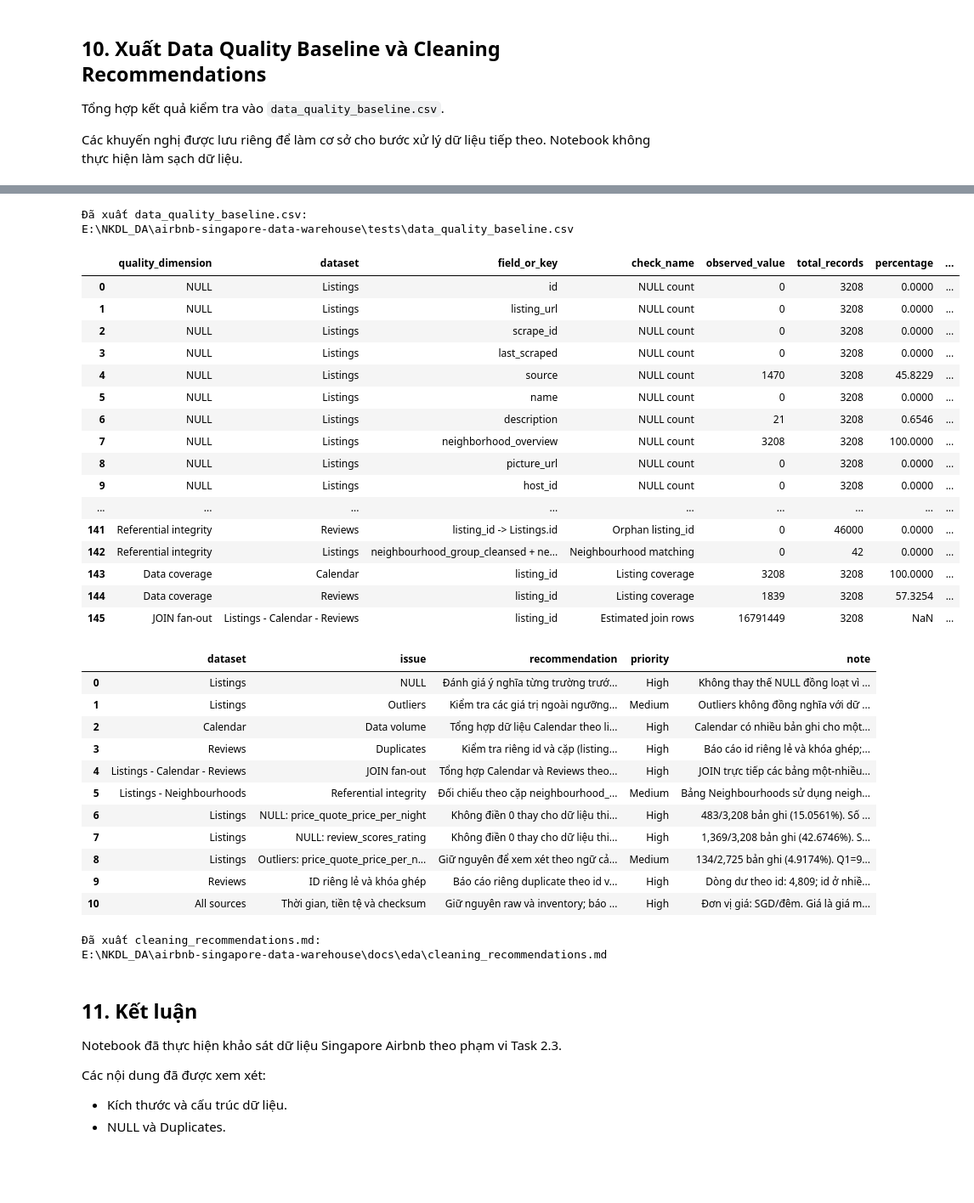
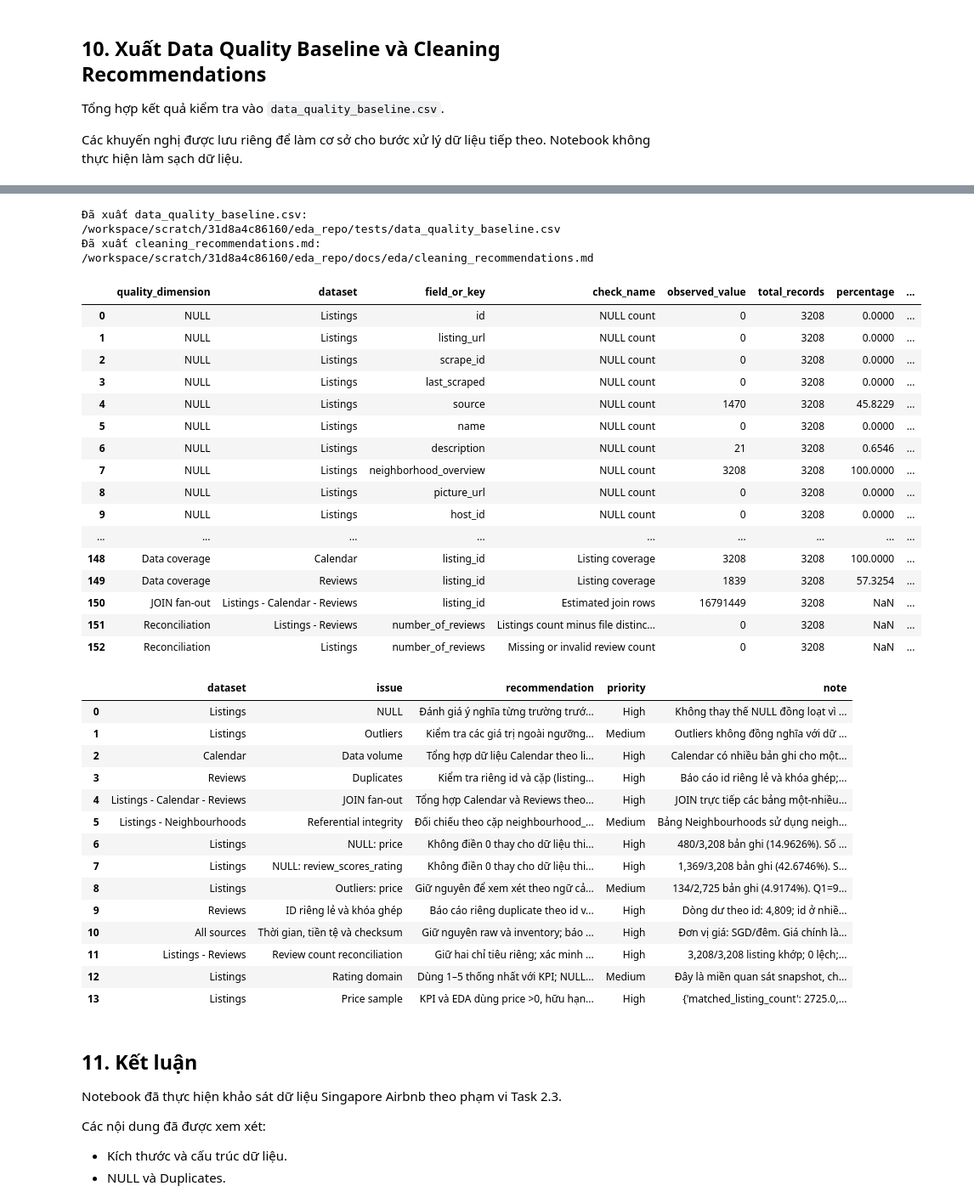
Before and after one commit to kieutien195/airbnb-singapore-data-warehouse, a Jupyter notebook: notebooks/01_eda.ipynb, the cells around one changed output, grey strips where cells are left out. Shown at 85% size. Cells and saved outputs as stored; diff of their text form; code cells hidden in the pictures; blank space fills up the shorter version.

```diff
--- a/notebooks/01_eda.ipynb
+++ b/notebooks/01_eda.ipynb
@@ -40,7 +40,17 @@ import matplotlib.pyplot as plt
 
 %matplotlib inline
 
-PROJECT_ROOT = Path.cwd()
+import importlib.util
+from IPython.display import display
+
+PROJECT_ROOT = next((p for p in [Path.cwd(), *Path.cwd().parents]
+    if (p / "scripts" / "eda_support.py").is_file()
+    and (p / "data" / "raw").is_dir()), None)
+if PROJECT_ROOT is None:
+    raise FileNotFoundError("Mở notebook từ repo hoặc thư mục notebooks có data/raw.")
+spec = importlib.util.spec_from_file_location("eda_support", PROJECT_ROOT / "scripts" / "eda_support.py")
+support = importlib.util.module_from_spec(spec)
+spec.loader.exec_module(support)
 RAW_DATA_DIR = PROJECT_ROOT / "data" / "raw"
 
 TEST_DIR = PROJECT_ROOT / "tests"
@@ -128,7 +138,10 @@ display(overview_df)
 
 for table_name, dataframe in data_tables.items():
     print(f"\n===== {table_name} =====")
-    display(dataframe.head())
+    # Chỉ hiển thị khóa và trường phục vụ khảo sát, tránh văn bản cá nhân dài.
+    sample_columns = [c for c in ["id", "listing_id", "date", "price", "room_type",
+        "neighbourhood_group", "neighbourhood", "available"] if c in dataframe.columns]
+    display(dataframe[sample_columns].head())
 
 print("\nThông tin kiểu dữ liệu Listings:")
 display(
@@ -1641,9 +1705,9 @@ for item in baseline_rows:
     field = item["field_or_key"]
     is_target = item["dataset"] == "Listings" and (
         (dimension == "NULL" and field in {
-            "price_quote_price_per_night", "review_scores_rating"
+            "price", "review_scores_rating"
         })
-        or (dimension == "Outliers" and field == "price_quote_price_per_night")
+        or (dimension == "Outliers" and field == "price")
     )
     if not is_target:
         continue
@@ -1686,6 +1750,11 @@ recommendation_rows.append({
     "note": audit_summary,
 })
 
+recommendation_rows.extend([
+    {"dataset": "Listings - Reviews", "issue": "Review count reconciliation", "recommendation": "Giữ hai chỉ tiêu riêng; xác minh phạm vi nguồn nếu lệch, không ghi đè số đếm.", "priority": "High", "note": review_note},
+    {"dataset": "Listings", "issue": "Rating domain", "recommendation": "Dùng 1–5 thống nhất với KPI; NULL không điền 0.", "priority": "Medium", "note": "Đây là miền quan sát snapshot, chưa có xác minh metadata chính thức."},
+    {"dataset": "Listings", "issue": "Price sample", "recommendation": "KPI và EDA dùng price >0, hữu hạn, currency SGD từ JSON; quote là đối chiếu trên cùng tập listing.", "priority": "High", "note": str(price_comparison_df.iloc[0].to_dict())},
+])
 recommendations_df = pd.DataFrame(recommendation_rows)
 
 recommendations_df.to_csv(
@@ -1786,43 +1855,65 @@ NULL được thống kê theo cách đọc mặc định của Pandas, bao gồ
 chuỗi như NA, N/A và None được nhận diện là thiếu. Không tự động
 coi đây là lý do xóa bản ghi.
 
-## 5. Kết luận
+## 5. Bằng chứng bổ sung
+
+### Giá niêm yết và quote trên cùng mẫu
+
+{dataframe_to_markdown(price_comparison_df)}
+
+### Số lượng review
+
+{review_note}
+
+{dataframe_to_markdown(review_summary_df)}
+
+Bảng đầy đủ: `tests/review_reconciliation.csv` và `docs/eda/review_group_summary.csv`.
+
+{dataframe_to_markdown(review_groups_df)}
+
+### Rating
+
+Miền 1–5 là miền quan sát và quy tắc thống nhất với KPI, chưa xác minh metadata chính thức.
+
+## 6. Kết luận
 
 Các kết quả trong data_quality_baseline.csv là cơ sở
 để xác định những trường và quan hệ dữ liệu cần được xem xét
 trong bước xử lý tiếp theo.
 
 Tài liệu này chỉ đưa ra khuyến nghị, không thực hiện làm sạch
 dữ liệu nguồn.
 """
 
 RECOMMENDATIONS_MD_PATH.write_text(
     markdown_content,
     encoding="utf-8"
 )
 
 print("Đã xuất cleaning_recommendations.md:")
 print(RECOMMENDATIONS_MD_PATH)
 # %% [output]
 Đã xuất data_quality_baseline.csv:
-E:\NKDL_DA\airbnb-singapore-data-warehouse\tests\data_quality_baseline.csv
+/workspace/scratch/31d8a4c86160/eda_repo/tests/data_quality_baseline.csv
+Đã xuất cleaning_recommendations.md:
+/workspace/scratch/31d8a4c86160/eda_repo/docs/eda/cleaning_recommendations.md
 |  | quality_dimension | dataset | field_or_key | check_name | observed_value | total_records | percentage | ... |
 | 0 | NULL | Listings | id | NULL count | 0 | 3208 | 0.0000 | ... |
 | 1 | NULL | Listings | listing_url | NULL count | 0 | 3208 | 0.0000 | ... |
 | 2 | NULL | Listings | scrape_id | NULL count | 0 | 3208 | 0.0000 | ... |
 | 3 | NULL | Listings | last_scraped | NULL count | 0 | 3208 | 0.0000 | ... |
 | 4 | NULL | Listings | source | NULL count | 1470 | 3208 | 45.8229 | ... |
 | 5 | NULL | Listings | name | NULL count | 0 | 3208 | 0.0000 | ... |
 | 6 | NULL | Listings | description | NULL count | 21 | 3208 | 0.6546 | ... |
 | 7 | NULL | Listings | neighborhood_overview | NULL count | 3208 | 3208 | 100.0000 | ... |
 | 8 | NULL | Listings | picture_url | NULL count | 0 | 3208 | 0.0000 | ... |
 | 9 | NULL | Listings | host_id | NULL count | 0 | 3208 | 0.0000 | ... |
 | ... | ... | ... | ... | ... | ... | ... | ... | ... |
-| 141 | Referential integrity | Reviews | listing_id -> Listings.id | Orphan listing_id | 0 | 46000 | 0.0000 | ... |
-| 142 | Referential integrity | Listings | neighbourhood_group_cleansed + ne... | Neighbourhood matching | 0 | 42 | 0.0000 | ... |
-| 143 | Data coverage | Calendar | listing_id | Listing coverage | 3208 | 3208 | 100.0000 | ... |
-| 144 | Data coverage | Reviews | listing_id | Listing coverage | 1839 | 3208 | 57.3254 | ... |
-| 145 | JOIN fan-out | Listings - Calendar - Reviews | listing_id | Estimated join rows | 16791449 | 3208 | NaN | ... |
+| 148 | Data coverage | Calendar | listing_id | Listing coverage | 3208 | 3208 | 100.0000 | ... |
+| 149 | Data coverage | Reviews | listing_id | Listing coverage | 1839 | 3208 | 57.3254 | ... |
+| 150 | JOIN fan-out | Listings - Calendar - Reviews | listing_id | Estimated join rows | 16791449 | 3208 | NaN | ... |
+| 151 | Reconciliation | Listings - Reviews | number_of_reviews | Listings count minus file distinc... | 0 | 3208 | NaN | ... |
+| 152 | Reconciliation | Listings | number_of_reviews | Missing or invalid review count | 0 | 3208 | NaN | ... |
 |  | dataset | issue | recommendation | priority | note |
 | 0 | Listings | NULL | Đánh giá ý nghĩa từng trường trướ... | High | Không thay thế NULL đồng loạt vì ... |
 | 1 | Listings | Outliers | Kiểm tra các giá trị ngoài ngưỡng... | Medium | Outliers không đồng nghĩa với dữ ... |
@@ -1830,13 +1921,14 @@ E:\NKDL_DA\airbnb-singapore-data-warehouse\tests\data_quality_baseline.csv
 | 3 | Reviews | Duplicates | Kiểm tra riêng id và cặp (listing... | High | Báo cáo id riêng lẻ và khóa ghép;... |
 | 4 | Listings - Calendar - Reviews | JOIN fan-out | Tổng hợp Calendar và Reviews theo... | High | JOIN trực tiếp các bảng một-nhiều... |
 | 5 | Listings - Neighbourhoods | Referential integrity | Đối chiếu theo cặp neighbourhood_... | Medium | Bảng Neighbourhoods sử dụng neigh... |
-| 6 | Listings | NULL: price_quote_price_per_night | Không điền 0 thay cho dữ liệu thi... | High | 483/3,208 bản ghi (15.0561%). Số ... |
+| 6 | Listings | NULL: price | Không điền 0 thay cho dữ liệu thi... | High | 480/3,208 bản ghi (14.9626%). Số ... |
 | 7 | Listings | NULL: review_scores_rating | Không điền 0 thay cho dữ liệu thi... | High | 1,369/3,208 bản ghi (42.6746%). S... |
-| 8 | Listings | Outliers: price_quote_price_per_n... | Giữ nguyên để xem xét theo ngữ cả... | Medium | 134/2,725 bản ghi (4.9174%). Q1=9... |
+| 8 | Listings | Outliers: price | Giữ nguyên để xem xét theo ngữ cả... | Medium | 134/2,725 bản ghi (4.9174%). Q1=9... |
 | 9 | Reviews | ID riêng lẻ và khóa ghép | Báo cáo riêng duplicate theo id v... | High | Dòng dư theo id: 4,809; id ở nhiề... |
-| 10 | All sources | Thời gian, tiền tệ và checksum | Giữ nguyên raw và inventory; báo ... | High | Đơn vị giá: SGD/đêm. Giá là giá m... |
+| 10 | All sources | Thời gian, tiền tệ và checksum | Giữ nguyên raw và inventory; báo ... | High | Đơn vị giá: SGD/đêm. Giá chính là... |
+| 11 | Listings - Reviews | Review count reconciliation | Giữ hai chỉ tiêu riêng; xác minh ... | High | 3,208/3,208 listing khớp; 0 lệch;... |
+| 12 | Listings | Rating domain | Dùng 1–5 thống nhất với KPI; NULL... | Medium | Đây là miền quan sát snapshot, ch... |
+| 13 | Listings | Price sample | KPI và EDA dùng price >0, hữu hạn... | High | {'matched_listing_count': 2725.0,... |
-Đã xuất cleaning_recommendations.md:
-E:\NKDL_DA\airbnb-singapore-data-warehouse\docs\eda\cleaning_recommendations.md
 # %% [markdown]
 
 ## 11. Kết luận
```
Also changed, not shown: parts of 9 cells of this notebook.
